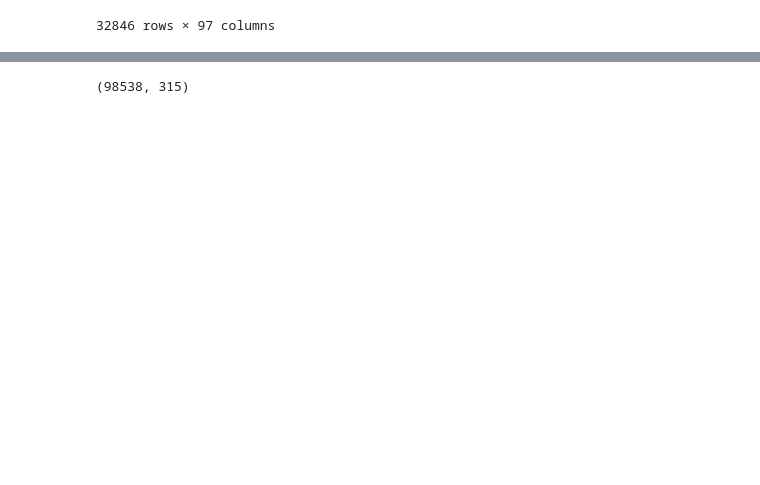
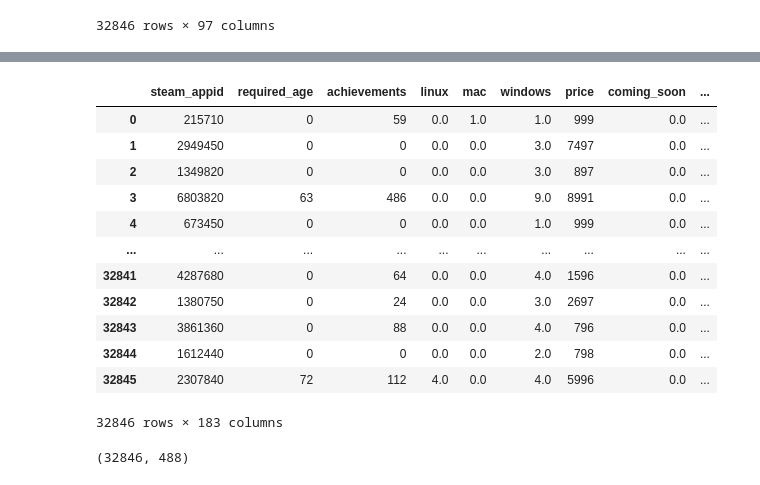
Before and after one commit to awesomepack/Steam-Recommender, a Jupyter notebook: ml1.ipynb, the cells around one changed output, grey strips where cells are left out. Saved outputs shown, nothing was run; the diff lists cells and outputs as text; code cells hidden in the pictures; blank space fills up the shorter version.

Commit message:
Fixed concat issue. Code prints model score. WIP

```diff
--- a/ml1.ipynb
+++ b/ml1.ipynb
@@ -133,7 +133,7 @@ lang
 | 32845 | 🧠 OUT OF THE BOX | 2307840 | 72 | 112 | 4.0 | 0.0 | 4.0 | 5996 | 0.0 | ... |
 32846 rows × 97 columns
 # %%
-newsteamdf = pd.concat([cat, genre, lang])
+newsteamdf = pd.concat([cat,genre,lang], axis=1)
 newsteamdf
 # %% [output]
 |  | name | steam_appid | required_age | achievements | linux | mac | windows | price | coming_soon | ... |
@@ -198,0 +192,2 @@ Length: 168, dtype: int64
+# %%
+newsteamdf = newsteamdf.drop_duplicates()
@@ -199,10 +210,26 @@ Length: 168, dtype: int64
 # %%
 newsteamdf = newsteamdf.drop(['name'],axis = 1)
+# %%
+newsteamdf
+# %% [output]
+|  | steam_appid | required_age | achievements | linux | mac | windows | price | coming_soon | ... |
+| 0 | 215710 | 0 | 59 | 0.0 | 1.0 | 1.0 | 999 | 0.0 | ... |
+| 1 | 2949450 | 0 | 0 | 0.0 | 0.0 | 3.0 | 7497 | 0.0 | ... |
+| 2 | 1349820 | 0 | 0 | 0.0 | 0.0 | 3.0 | 897 | 0.0 | ... |
+| 3 | 6803820 | 63 | 486 | 0.0 | 0.0 | 9.0 | 8991 | 0.0 | ... |
+| 4 | 673450 | 0 | 0 | 0.0 | 0.0 | 1.0 | 999 | 0.0 | ... |
+| ... | ... | ... | ... | ... | ... | ... | ... | ... | ... |
+| 32841 | 4287680 | 0 | 64 | 0.0 | 0.0 | 4.0 | 1596 | 0.0 | ... |
+| 32842 | 1380750 | 0 | 24 | 0.0 | 0.0 | 3.0 | 2697 | 0.0 | ... |
+| 32843 | 3861360 | 0 | 88 | 0.0 | 0.0 | 4.0 | 796 | 0.0 | ... |
+| 32844 | 1612440 | 0 | 0 | 0.0 | 0.0 | 2.0 | 798 | 0.0 | ... |
+| 32845 | 2307840 | 72 | 112 | 4.0 | 0.0 | 4.0 | 5996 | 0.0 | ... |
+32846 rows × 183 columns
 # %%
 newsteamdummy = pd.get_dummies(newsteamdf, columns=['required_age','linux','mac','windows'], drop_first=True, dtype=float)
 newsteamdummy.shape
 # %% [output]
-(98538, 315)
+(32846, 488)
 # %%
 newsteamdummyx = newsteamdummy.drop('coming_soon', axis=1)
 newsteamdummyx.head()
```
Also changed, not shown: parts of 19 cells of this notebook.
